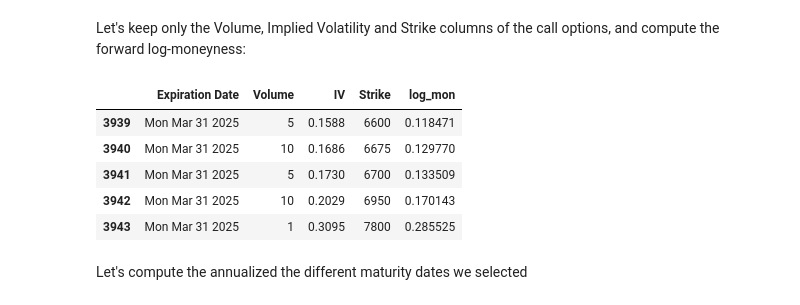
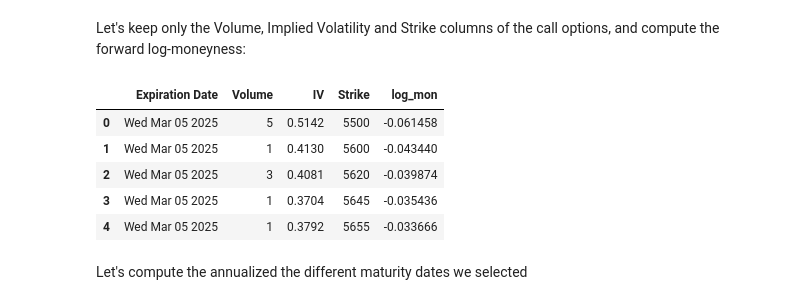
Before and after one commit to dianemans/Proj1_NPFD, a Jupyter notebook: S. De Marco/Project_No_arbitrage_implied_volatility.ipynb, the cells around one changed output. Cells and saved outputs as stored; diff of their text form; code cells hidden in the pictures.

```diff
--- a/S. De Marco/Project_No_arbitrage_implied_volatility.ipynb
+++ b/S. De Marco/Project_No_arbitrage_implied_volatility.ipynb
@@ -824,25 +824,35 @@ Forward value Forward Mon Mar 31 2025= 5862.63
 Let's keep only the Volume, Implied Volatility and Strike columns of the call options, and compute the forward log-moneyness:
 # %%
 call_prices = quotes[['Expiration Date', 'Volume', 'IV', 'Strike']].copy()
+call_prices = call_prices[call_prices['Volume'] > 0]
+call_prices = call_prices[call_prices['IV'] > 0]
+call_prices = call_prices[call_prices['Strike'] > 0]
+call_prices.reset_index(drop=True, inplace=True)
 
 new_df = []
 for time in dates:
     call_prices_time = call_prices[call_prices['Expiration Date'] == time].copy()
     call_prices_time['log_mon'] = np.log(call_prices_time['Strike'] / forward[time])
     new_df.append(call_prices_time)
 
+K_T1 = new_df[0]['log_mon']
+K_T2 = new_df[1]['log_mon']
+sigma_T1 = new_df[0]['IV']
+sigma_T2 = new_df[1]['IV']
+
 # Concatenate all DataFrames in new_df into a single DataFrame
 result_df = pd.concat(new_df)
 
-# Display the combined DataFrame
-result_df.tail()
+#result_df = result_df[result_df['Volume'] > 0]
+#result_df.reset_index(drop=True, inplace=True)
+result_df.head()
 # %% [output]
 |  | Expiration Date | Volume | IV | Strike | log_mon |
-| 3939 | Mon Mar 31 2025 | 5 | 0.1588 | 6600 | 0.118471 |
-| 3940 | Mon Mar 31 2025 | 10 | 0.1686 | 6675 | 0.129770 |
-| 3941 | Mon Mar 31 2025 | 5 | 0.1730 | 6700 | 0.133509 |
-| 3942 | Mon Mar 31 2025 | 10 | 0.2029 | 6950 | 0.170143 |
-| 3943 | Mon Mar 31 2025 | 1 | 0.3095 | 7800 | 0.285525 |
+| 0 | Wed Mar 05 2025 | 5 | 0.5142 | 5500 | -0.061458 |
+| 1 | Wed Mar 05 2025 | 1 | 0.4130 | 5600 | -0.043440 |
+| 2 | Wed Mar 05 2025 | 3 | 0.4081 | 5620 | -0.039874 |
+| 3 | Wed Mar 05 2025 | 1 | 0.3704 | 5645 | -0.035436 |
+| 4 | Wed Mar 05 2025 | 1 | 0.3792 | 5655 | -0.033666 |
 # %% [markdown]
 Let's compute the annualized the different maturity dates we selected
 # %%
```
Also changed, not shown: parts of 11 cells of this notebook.
